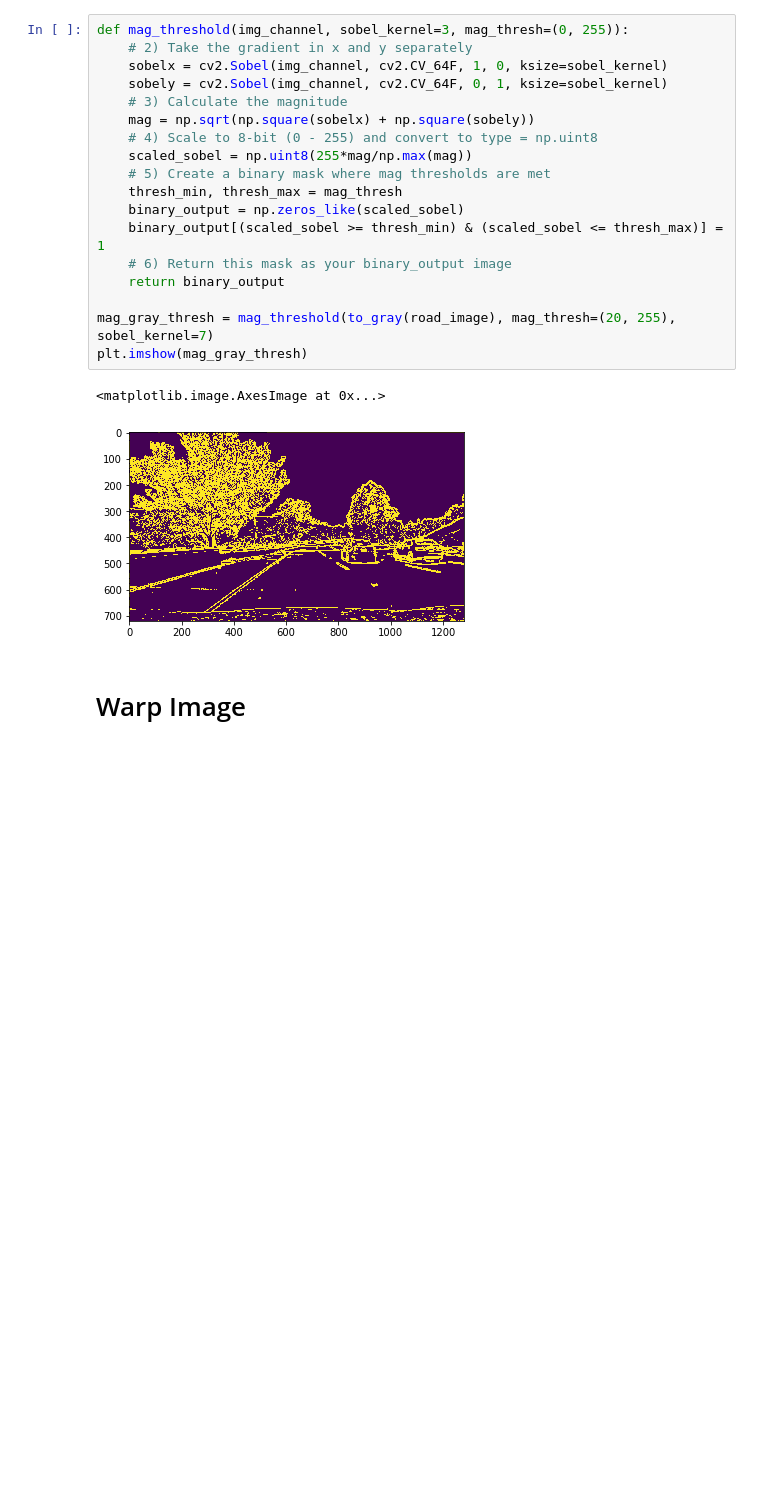
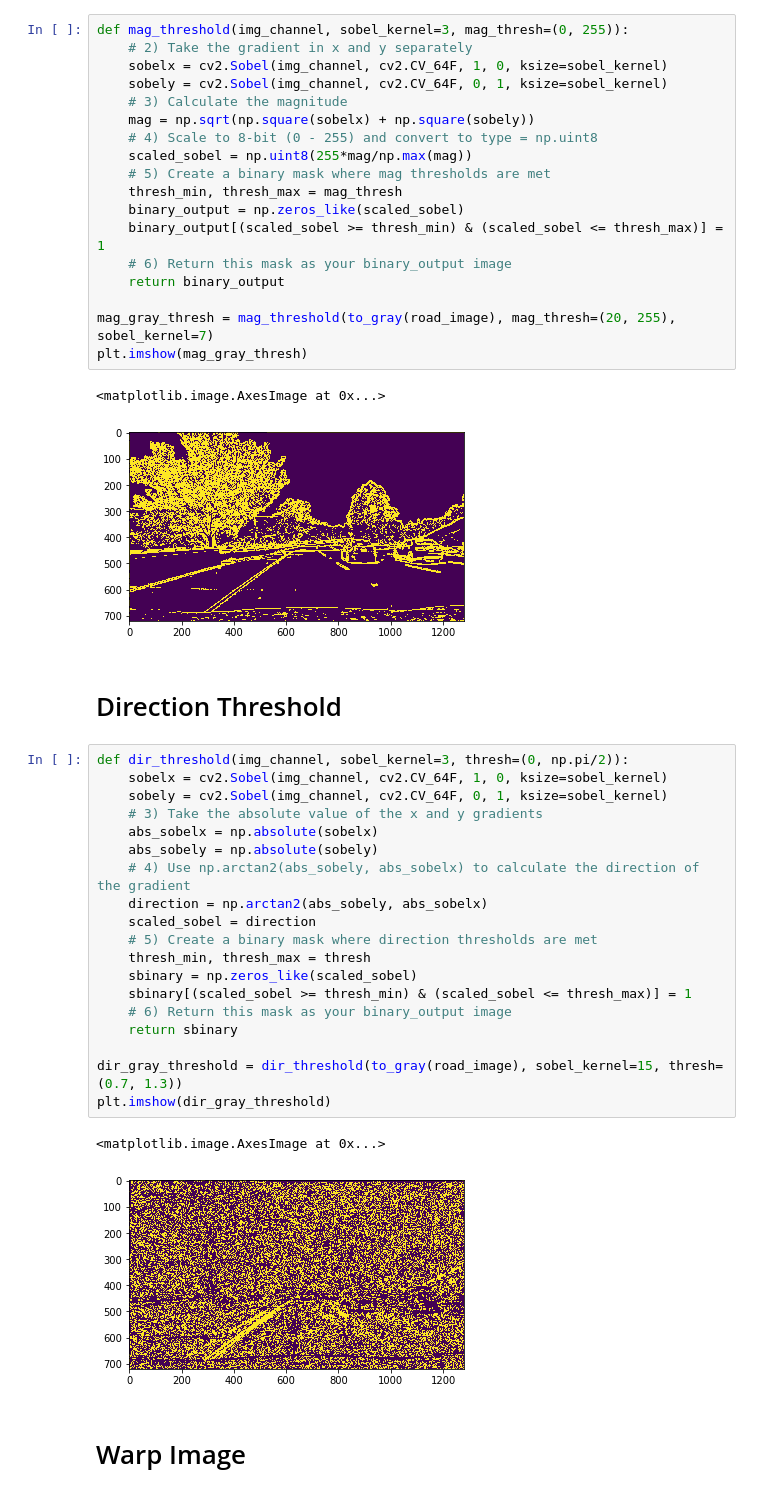
Before and after one commit to YuxiBupt/CarND-Advanced-Lane-Lines, a Jupyter notebook: Avanced-Lane-Finding.ipynb, the cells around one changed output. Drawn from its saved outputs; the diff is of its cells as text; blank space fills up the shorter version.

Commit message:
added direction thresholding

```diff
--- a/Avanced-Lane-Finding.ipynb
+++ b/Avanced-Lane-Finding.ipynb
@@ -157,5 +157,29 @@ plt.imshow(mag_gray_thresh)
 # %% [output]
 <matplotlib.image.AxesImage at 0x...>
 [figure]
+# %% [markdown]
+# Direction Threshold
+# %%
+def dir_threshold(img_channel, sobel_kernel=3, thresh=(0, np.pi/2)):
+    sobelx = cv2.Sobel(img_channel, cv2.CV_64F, 1, 0, ksize=sobel_kernel)
+    sobely = cv2.Sobel(img_channel, cv2.CV_64F, 0, 1, ksize=sobel_kernel)
+    # 3) Take the absolute value of the x and y gradients
+    abs_sobelx = np.absolute(sobelx)
+    abs_sobely = np.absolute(sobely)
+    # 4) Use np.arctan2(abs_sobely, abs_sobelx) to calculate the direction of the gradient
+    direction = np.arctan2(abs_sobely, abs_sobelx)
+    scaled_sobel = direction
+    # 5) Create a binary mask where direction thresholds are met
+    thresh_min, thresh_max = thresh
+    sbinary = np.zeros_like(scaled_sobel)
+    sbinary[(scaled_sobel >= thresh_min) & (scaled_sobel <= thresh_max)] = 1
+    # 6) Return this mask as your binary_output image
+    return sbinary
+
+dir_gray_threshold = dir_threshold(to_gray(road_image), sobel_kernel=15, thresh=(0.7, 1.3))
+plt.imshow(dir_gray_threshold)
+# %% [output]
+<matplotlib.image.AxesImage at 0x...>
+[figure, added]
 # %% [markdown]
 # Warp Image
```
